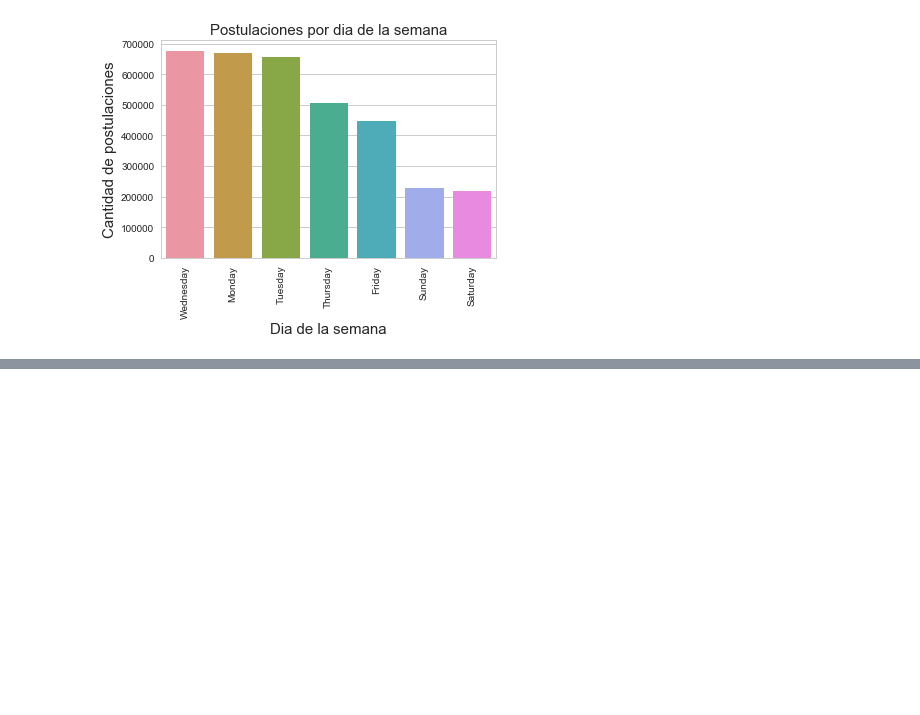
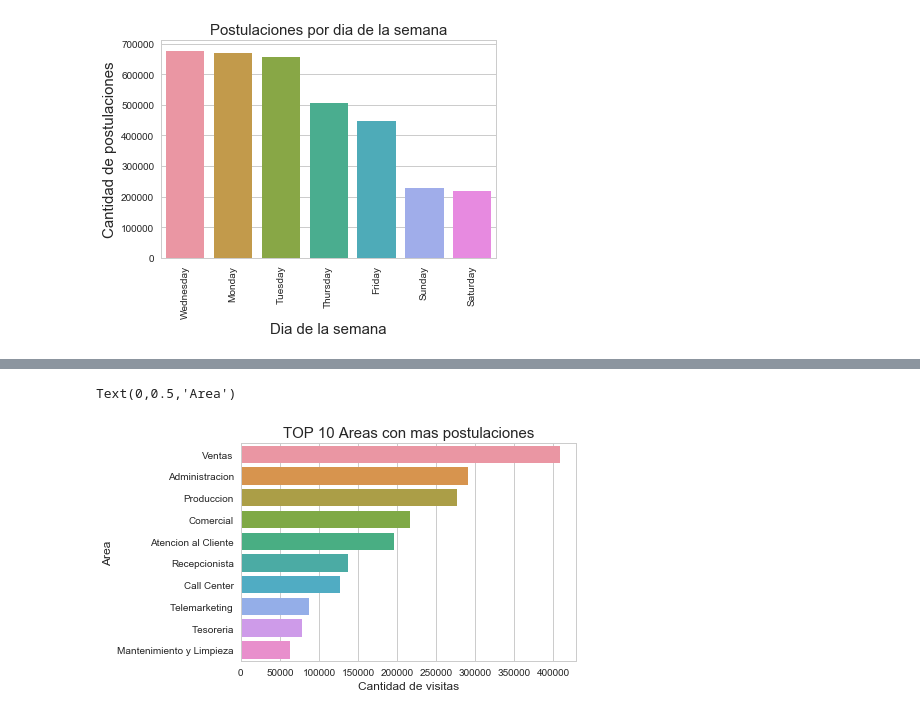
Before and after one commit to silvestriandres/BackUP, a Jupyter notebook: TrabajoPractico01_Analisis.ipynb, the cells around one changed output, grey strips where cells are left out. Cells and saved outputs as stored; diff of their text form; code cells hidden in the pictures; blank space fills up the shorter version.

```diff
--- a/TrabajoPractico01_Analisis.ipynb
+++ b/TrabajoPractico01_Analisis.ipynb
@@ -798,0 +999,12 @@ Text(0.5,1,'Postulaciones por dia de la semana')
+# %%
+postulaciones_avisos_completos = postulaciones.merge(avisos_detalle,left_on='idaviso', right_on='idaviso',how='left')
+# %%
+## LIMPIAMOS LOS ACENTOS QUE NOS TRAEN PROBLEMAS A LA HORA DE GRAFICAR.
+postulaciones_avisos_completos['nombre_area'] = postulaciones_avisos_completos['nombre_area'].str.replace("á", "a")
+postulaciones_avisos_completos['nombre_area'] = postulaciones_avisos_completos['nombre_area'].str.replace("é", "e")
+postulaciones_avisos_completos['nombre_area'] = postulaciones_avisos_completos['nombre_area'].str.replace("í", "i")
+postulaciones_avisos_completos['nombre_area'] = postulaciones_avisos_completos['nombre_area'].str.replace("ó", "o")
+postulaciones_avisos_completos['nombre_area'] = postulaciones_avisos_completos['nombre_area'].str.replace("ú", "u")
+# %%
+top_postulaciones_area= postulaciones_avisos_completos['nombre_area'].value_counts()[:10]
+top_postulaciones_area
@@ -798,0 +1023,8 @@ Text(0.5,1,'Postulaciones por dia de la semana')
+# %%
+g = sns.barplot(x= top_postulaciones_area.values, y=top_postulaciones_area.index)
+g.set_title("TOP 10 Areas con mas postulaciones", fontsize=15)
+g.set_xlabel("Cantidad de visitas", fontsize=12)
+g.set_ylabel("Area", fontsize=12)
+# %% [output]
+Text(0,0.5,'Area')
+[figure, added]
```
Also changed, not shown: parts of 18 cells of this notebook.
